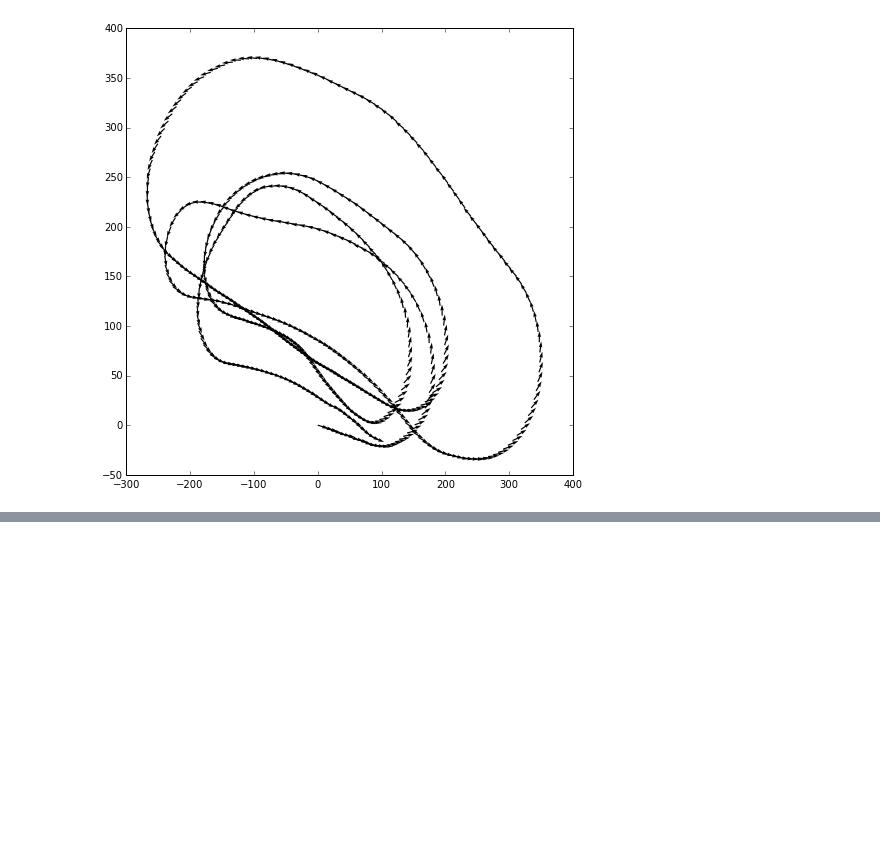
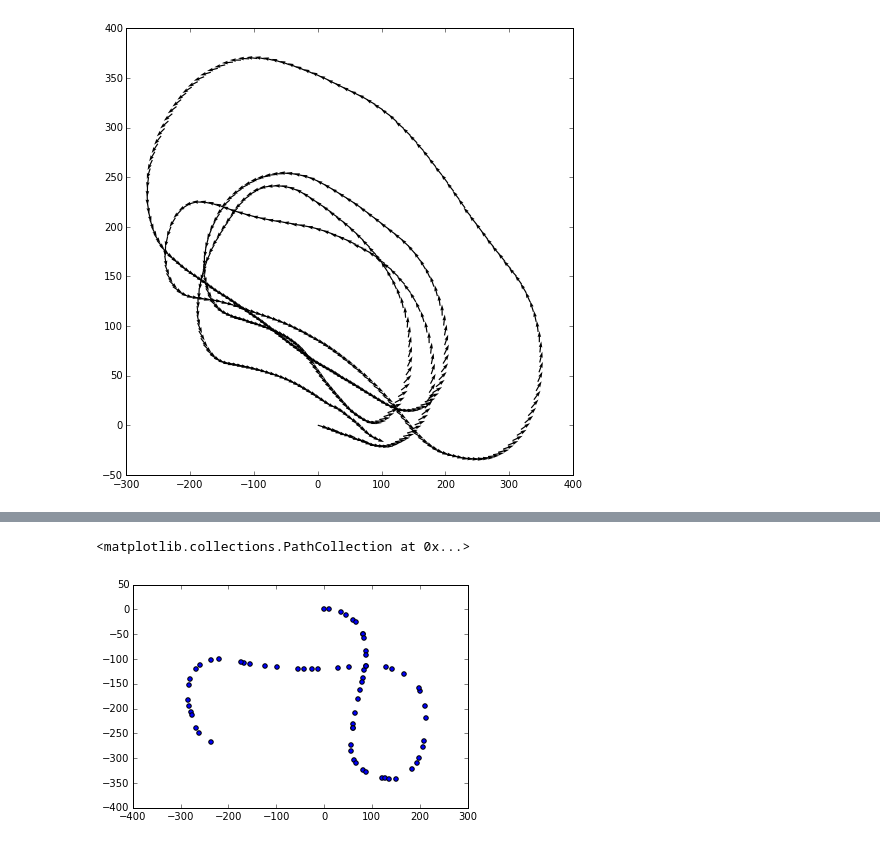
Before and after one commit to amitibo/AUVSI, a Jupyter notebook: image_processing/ipython/parse_flight_log.ipynb, the cells around one changed output, grey strips where cells are left out. Cells and saved outputs as stored; diff of their text form; code cells hidden in the pictures; blank space fills up the shorter version.

```diff
--- a/image_processing/ipython/parse_flight_log.ipynb
+++ b/image_processing/ipython/parse_flight_log.ipynb
@@ -97,0 +135,8 @@ data.to_csv(os.path.join(base_path, '49.csv'))
+# %%
+from AUVSIcv import NED
+ned = NED.NED(lat[0], lon[0], 0)
+x, y, z = zip(*[ned.geodetic2ned([la, lo, al]) for la, lo, al in zip(lat, lon, relalt)])
+scatter(x, y)
+# %% [output]
+<matplotlib.collections.PathCollection at 0x...>
+[figure, added]
```
Also changed, not shown: parts of 7 cells of this notebook, 4 other files.
